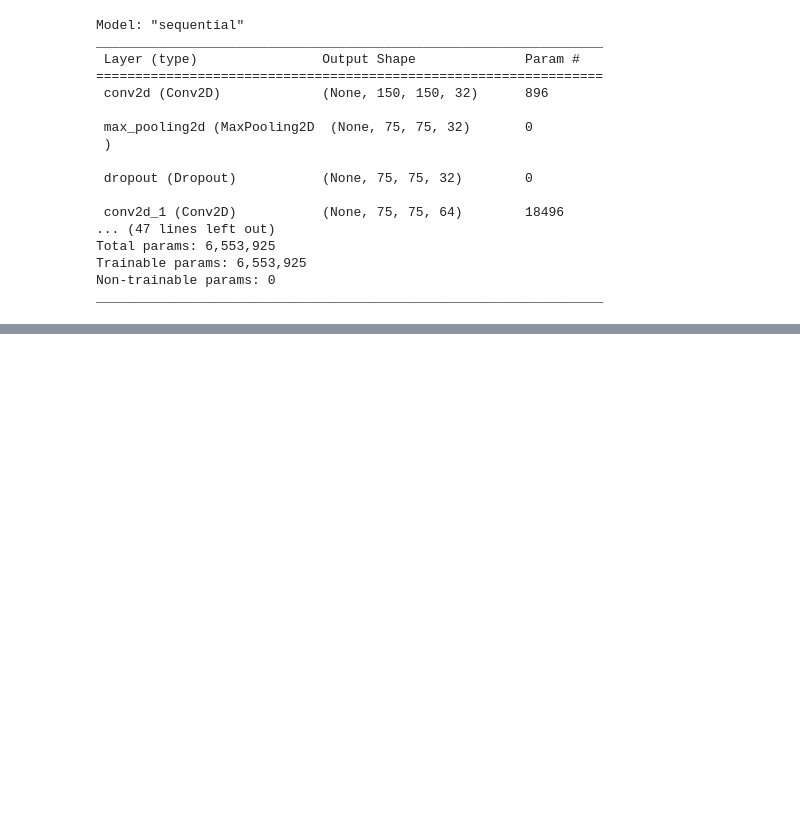
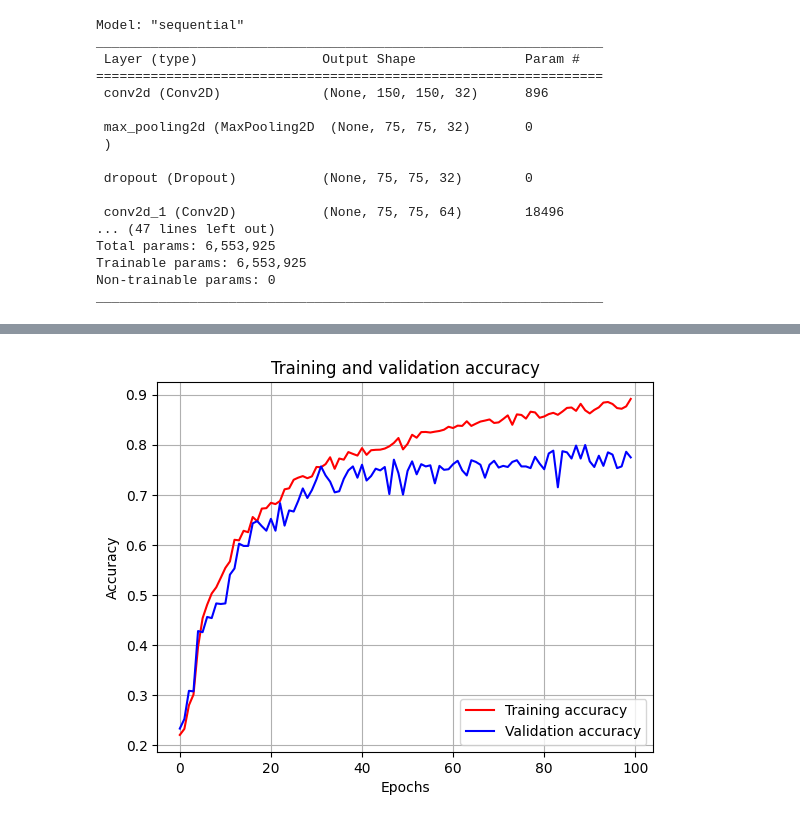
Before and after one commit to DeMiKe16/Repositorio_OG, a Jupyter notebook: IA/primera prueba.ipynb, the cells around one changed output, grey strips where cells are left out. Saved outputs shown, nothing was run; the diff lists cells and outputs as text; code cells hidden in the pictures; blank space fills up the shorter version.

```diff
--- a/IA/primera prueba.ipynb
+++ b/IA/primera prueba.ipynb
@@ -98,3 +98,9 @@ Total params: 6,553,925
 Trainable params: 6,553,925
 Non-trainable params: 0
 _________________________________________________________________
+# %%
+steps, val_steps = train_gen.n/batch_size, val_gen.n/batch_size
+num_epochs = 100
+# %%
+history = model.fit(train_gen, validation_data=val_gen, epochs=num_epochs,
+                    steps_per_epoch=steps, validation_steps=val_steps)
@@ -100,0 +125,18 @@ _________________________________________________________________
+# %%
+acc = history.history['accuracy']
+val_acc = history.history['val_accuracy']
+
+epochs = range(len(acc))
+
+plt.plot(epochs, acc, 'r', label='Training accuracy')
+plt.plot(epochs, val_acc, 'b', label='Validation accuracy')
+
+plt.xlabel('Epochs')
+plt.ylabel('Accuracy')
+plt.title('Training and validation accuracy')
+plt.legend(loc=4)
+plt.grid(axis='both')
+
+plt.show()
+# %% [output]
+[figure, added]
```
Also changed, not shown: parts of 7 cells of this notebook, 38 other files.
